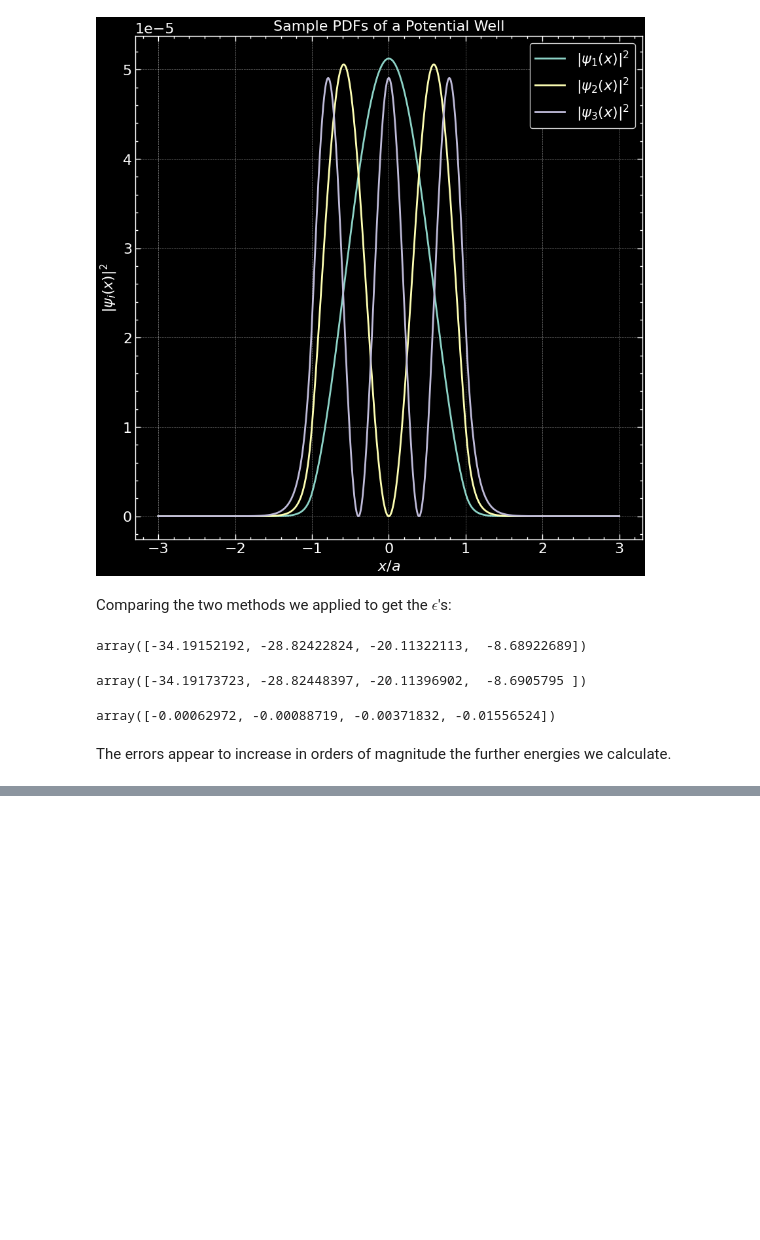
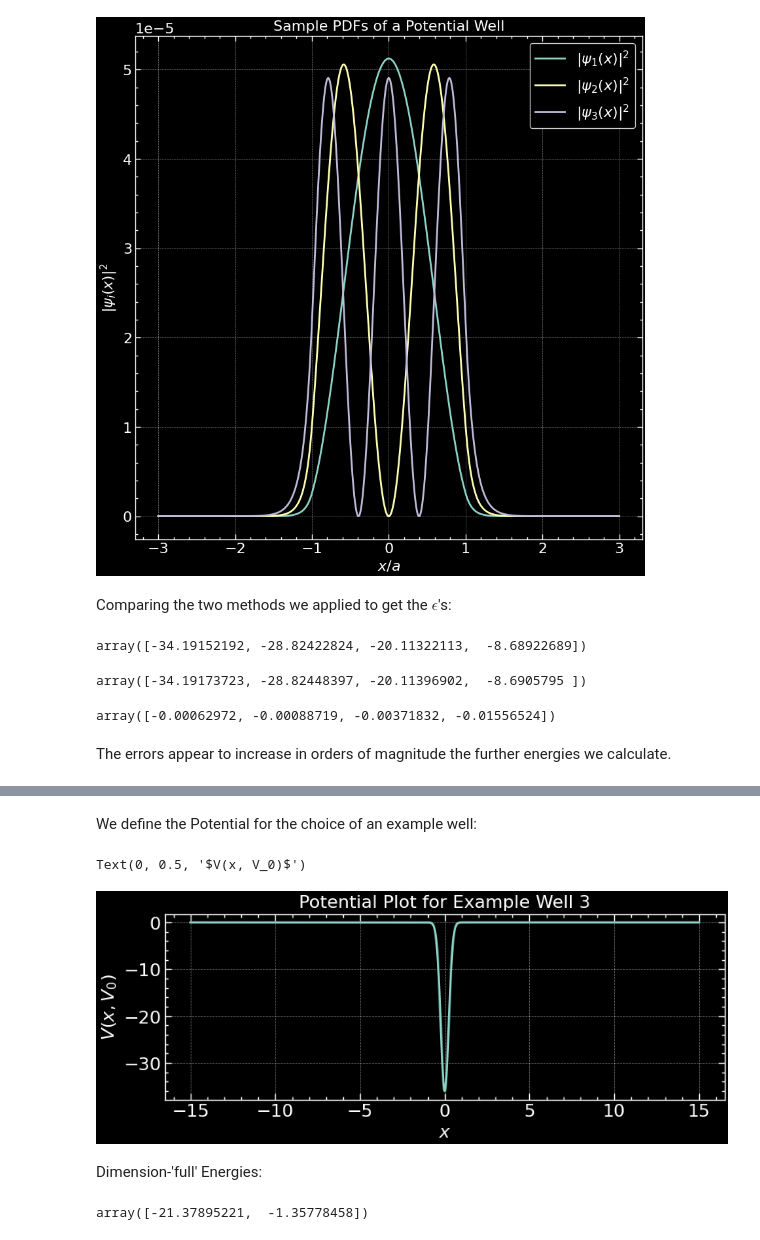
Before and after one commit to Siddhantshimpi/Siddhantshimpi, a Jupyter notebook: Physics/finite_square_well.ipynb, the cells around one changed output, grey strips where cells are left out. Saved outputs shown, nothing was run; the diff lists cells and outputs as text; code cells hidden in the pictures; blank space fills up the shorter version.

```diff
--- a/Physics/finite_square_well.ipynb
+++ b/Physics/finite_square_well.ipynb
@@ -172,0 +215,6 @@ The errors appear to increase in orders of magnitude the further energies we cal
+# %%
+hbar = 6.582112e-16
+m_e = 0.510999e+06 * (3e+08) ** (-2)
+a = 0.35e-09 / 2
+
+factor = hbar ** 2 * (2 * m_e * a ** 2) ** (-1)
@@ -172,0 +240,47 @@ The errors appear to increase in orders of magnitude the further energies we cal
+# %%
+example = 3 # CHANGE THIS AS YOU PLEASE
+# %%
+if example == 1:
+    V_0 = 1
+    V_0 = V_0 / factor
+    b = 3 * 2
+
+if example == 2:
+    V_0 = 5
+    V_0 = V_0 / factor
+    b = 3 * 2
+
+if example == 3:
+    V_0 = 36
+    b = 2 * 2
+
+    factor = 1
+# %% [markdown]
+We define the Potential for the choice of an example well:
+# %%
+N = 100000
+
+x = np.linspace(-15, 15, N)
+if example == 1 or example == 2:
+    def V(x, V0):
+        return -V0 * np.array((x >= -1) * (x <= 1), dtype=float)
+elif example == 3:
+    def V(x, V0):
+        return -V0 * np.exp(-(3 * x) ** 2)
+# %%
+plt.figure(figsize = (9, 3))
+plt.plot(x, V(x, V_0))
+
+plt.title(r'Potential Plot for Example Well {}'.format(example))
+plt.xlabel(r'$x$')
+plt.ylabel(r'$V(x, V_0)$')
+# %% [output]
+Text(0, 0.5, '$V(x, V_0)$')
+[figure, added]
+# %% [markdown]
+Dimension-'full' Energies:
+# %%
+epsilon_values, psi_values = solve_single_well(x, V, V_0)
+factor * epsilon_values
+# %% [output]
+array([-21.37895221,  -1.35778458])
```
Also changed, not shown: parts of 31 cells of this notebook, 2 other files.
